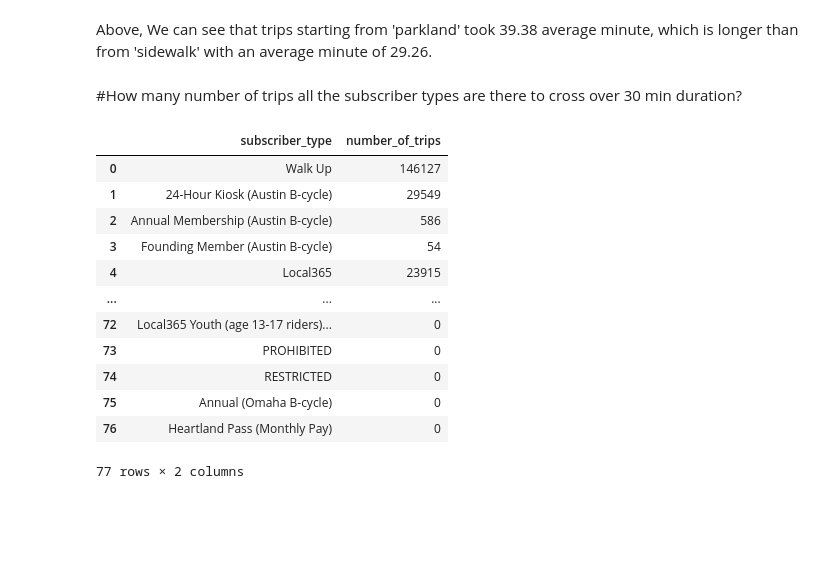
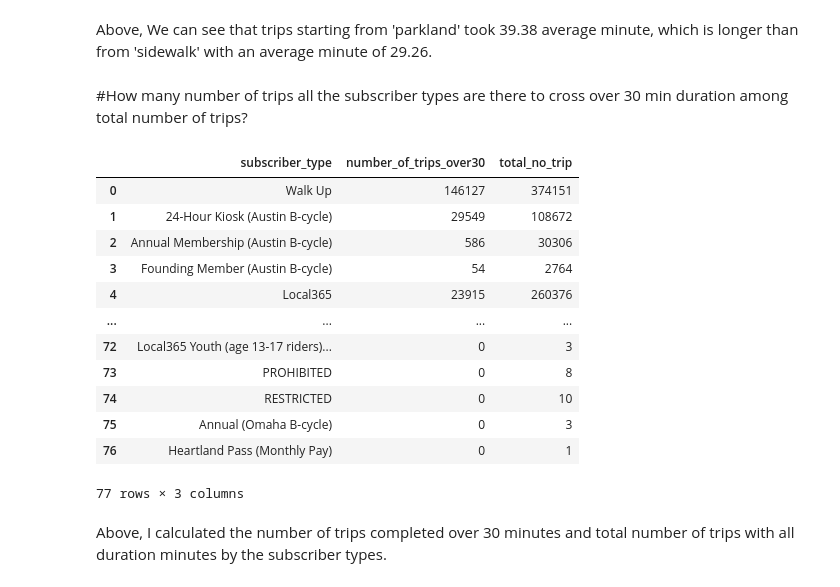
Before and after one commit to almsalahuddin/Data-Processing-and-Visualization, a Jupyter notebook: data_viz_bike_share.ipynb, the cells around one changed output. Cells and saved outputs as stored; diff of their text form; code cells hidden in the pictures; blank space fills up the shorter version.

```diff
--- a/data_viz_bike_share.ipynb
+++ b/data_viz_bike_share.ipynb
@@ -212,23 +212,25 @@ ORDER by average_min
 # %% [markdown]
 Above, We can see that trips starting from 'parkland' took 39.38  average minute, which is longer than from 'sidewalk' with an average minute of 29.26.
 # %% [markdown]
-#How many number of trips all the subscriber types are there to cross over 30 min duration?
+#How many number of trips all the subscriber types are there to cross over 30 min duration among total number of trips?
 # %%
 %%bigquery --project data-viz-bike-share
-SELECT subscriber_type,  COUNTIF(duration_minutes>30) as number_of_trips
+SELECT subscriber_type,  COUNTIF(duration_minutes>30) as number_of_trips_over30, COUNT(*) as total_no_trip
 FROM `bigquery-public-data.austin_bikeshare.bikeshare_trips`
 GROUP BY subscriber_type
 # %% [output]
-|  | subscriber_type | number_of_trips |
-| 0 | Walk Up | 146127 |
-| 1 | 24-Hour Kiosk (Austin B-cycle) | 29549 |
-| 2 | Annual Membership (Austin B-cycle) | 586 |
-| 3 | Founding Member (Austin B-cycle) | 54 |
-| 4 | Local365 | 23915 |
-| ... | ... | ... |
-| 72 | Local365 Youth (age 13-17 riders)... | 0 |
-| 73 | PROHIBITED | 0 |
-| 74 | RESTRICTED | 0 |
-| 75 | Annual (Omaha B-cycle) | 0 |
-| 76 | Heartland Pass (Monthly Pay) | 0 |
+|  | subscriber_type | number_of_trips_over30 | total_no_trip |
+| 0 | Walk Up | 146127 | 374151 |
+| 1 | 24-Hour Kiosk (Austin B-cycle) | 29549 | 108672 |
+| 2 | Annual Membership (Austin B-cycle) | 586 | 30306 |
+| 3 | Founding Member (Austin B-cycle) | 54 | 2764 |
+| 4 | Local365 | 23915 | 260376 |
+| ... | ... | ... | ... |
+| 72 | Local365 Youth (age 13-17 riders)... | 0 | 3 |
+| 73 | PROHIBITED | 0 | 8 |
+| 74 | RESTRICTED | 0 | 10 |
+| 75 | Annual (Omaha B-cycle) | 0 | 3 |
+| 76 | Heartland Pass (Monthly Pay) | 0 | 1 |
-77 rows × 2 columns
+77 rows × 3 columns
+# %% [markdown]
+Above, I calculated the number of trips completed over 30 minutes and total number of trips with all duration minutes by the subscriber types.
```
